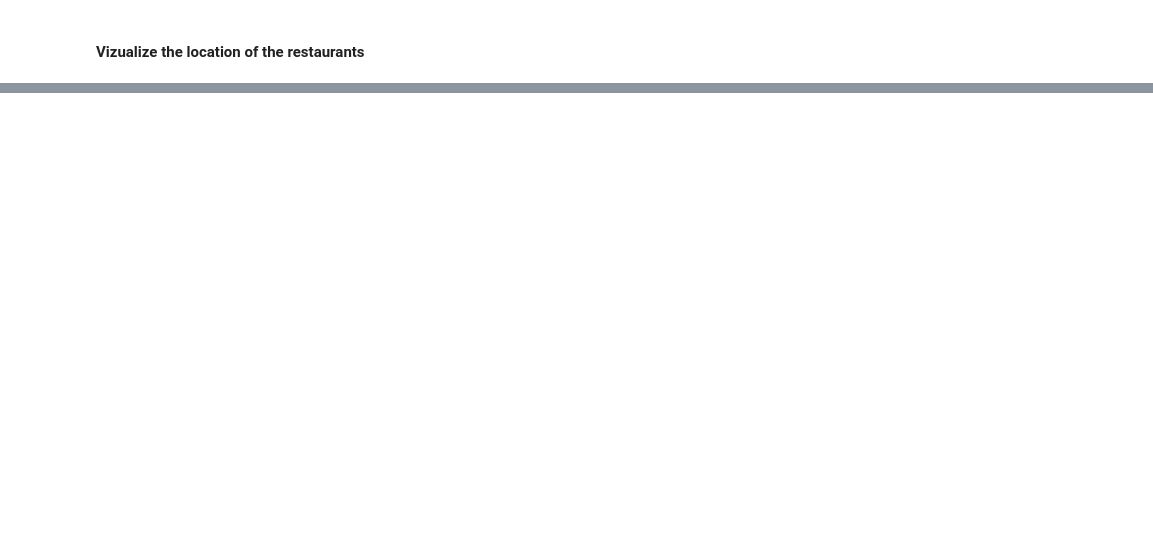
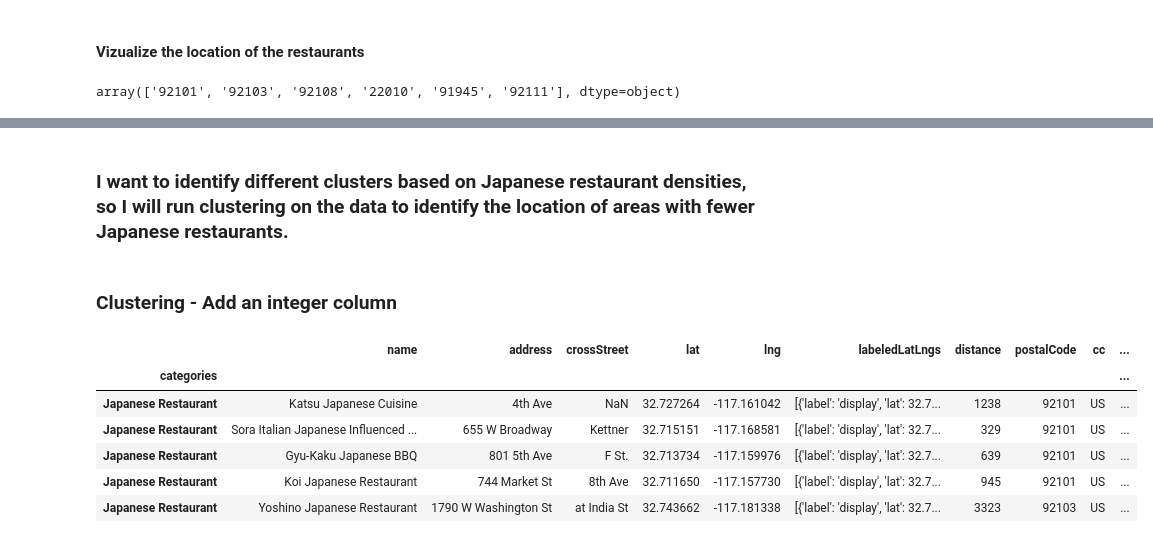
Before and after one commit to bpeterson25/Coursera_Capstone, a Jupyter notebook: San Diego Four Square API.ipynb, the cells around one changed output, grey strips where cells are left out. Drawn from its saved outputs; the diff is of its cells as text; code cells hidden in the pictures; blank space fills up the shorter version.

```diff
--- a/San Diego Four Square API.ipynb
+++ b/San Diego Four Square API.ipynb
@@ -194,6 +191,10 @@ dataframe_restaurant
 | Japanese Restaurant | Hinotez Japanese Restaurant | 7947 Balboa Ave | at Convoy St | 32.821530 | -117.152220 | [{'label': 'display', 'lat': 32.8... | 11720 | 92111 | US | ... |
 # %% [markdown]
 #### Vizualize the location of the restaurants
+# %%
+dataframe_restaurant.postalCode.unique()
+# %% [output]
+array(['92101', '92103', '92108', '22010', '91945', '92111'], dtype=object)
 # %%
 venues_map = folium.Map(location=[latitude, longitude], zoom_start=11) # generate map centred around the Downtown Courthouse
 
@@ -224,3 +225,19 @@ for lat, lng, label in zip(dataframe_filtered.lat, dataframe_filtered.lng, dataf
 venues_map
 # %% [output]
 [interactive output not drawn]
+# %% [markdown]
+### I want to identify different clusters based on Japanese restaurant densities, so I will run clustering on the data to identify the location of areas with fewer Japanese restaurants.
+# %% [markdown]
+### Clustering - Add an integer column
+# %%
+# Need to update the df to include integer data for the categorical Borough in order to use clustering
+dataframe_restaurant['Index']=dataframe_restaurant['postalCode'].replace(to_replace=['92101','92103','92108','92111','91945','22010'],value=[1,2,3,4,5,6],inplace=False)
+dataframe_restaurant.head()
+# %% [output]
+|  | name | address | crossStreet | lat | lng | labeledLatLngs | distance | postalCode | cc | ... |
+| categories |  |  |  |  |  |  |  |  |  | ... |
+| Japanese Restaurant | Katsu Japanese Cuisine | 4th Ave | NaN | 32.727264 | -117.161042 | [{'label': 'display', 'lat': 32.7... | 1238 | 92101 | US | ... |
+| Japanese Restaurant | Sora Italian Japanese Influenced ... | 655 W Broadway | Kettner | 32.715151 | -117.168581 | [{'label': 'display', 'lat': 32.7... | 329 | 92101 | US | ... |
+| Japanese Restaurant | Gyu-Kaku Japanese BBQ | 801 5th Ave | F St. | 32.713734 | -117.159976 | [{'label': 'display', 'lat': 32.7... | 639 | 92101 | US | ... |
+| Japanese Restaurant | Koi Japanese Restaurant | 744 Market St | 8th Ave | 32.711650 | -117.157730 | [{'label': 'display', 'lat': 32.7... | 945 | 92101 | US | ... |
+| Japanese Restaurant | Yoshino Japanese Restaurant | 1790 W Washington St | at India St | 32.743662 | -117.181338 | [{'label': 'display', 'lat': 32.7... | 3323 | 92103 | US | ... |
```
Also changed, not shown: parts of 29 cells of this notebook.
